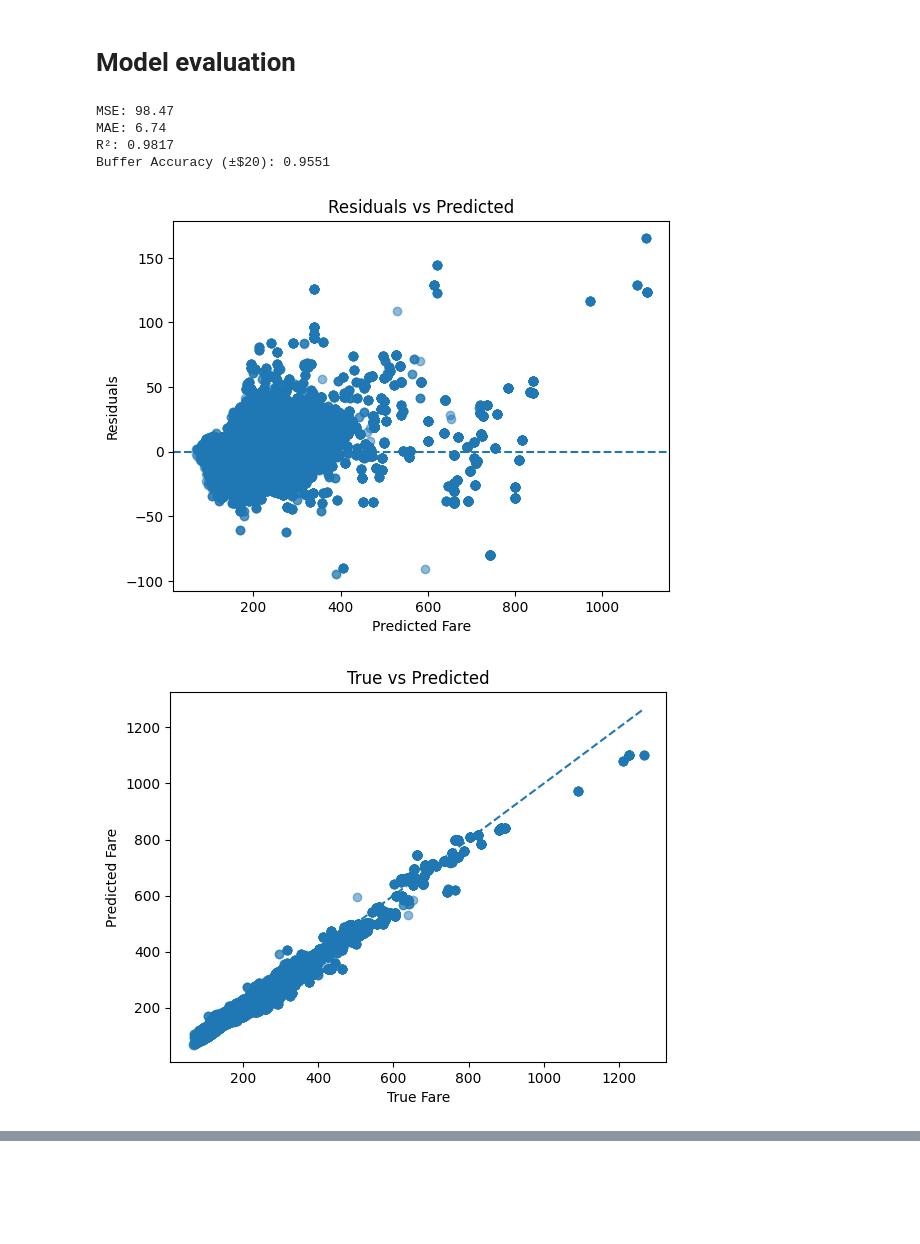
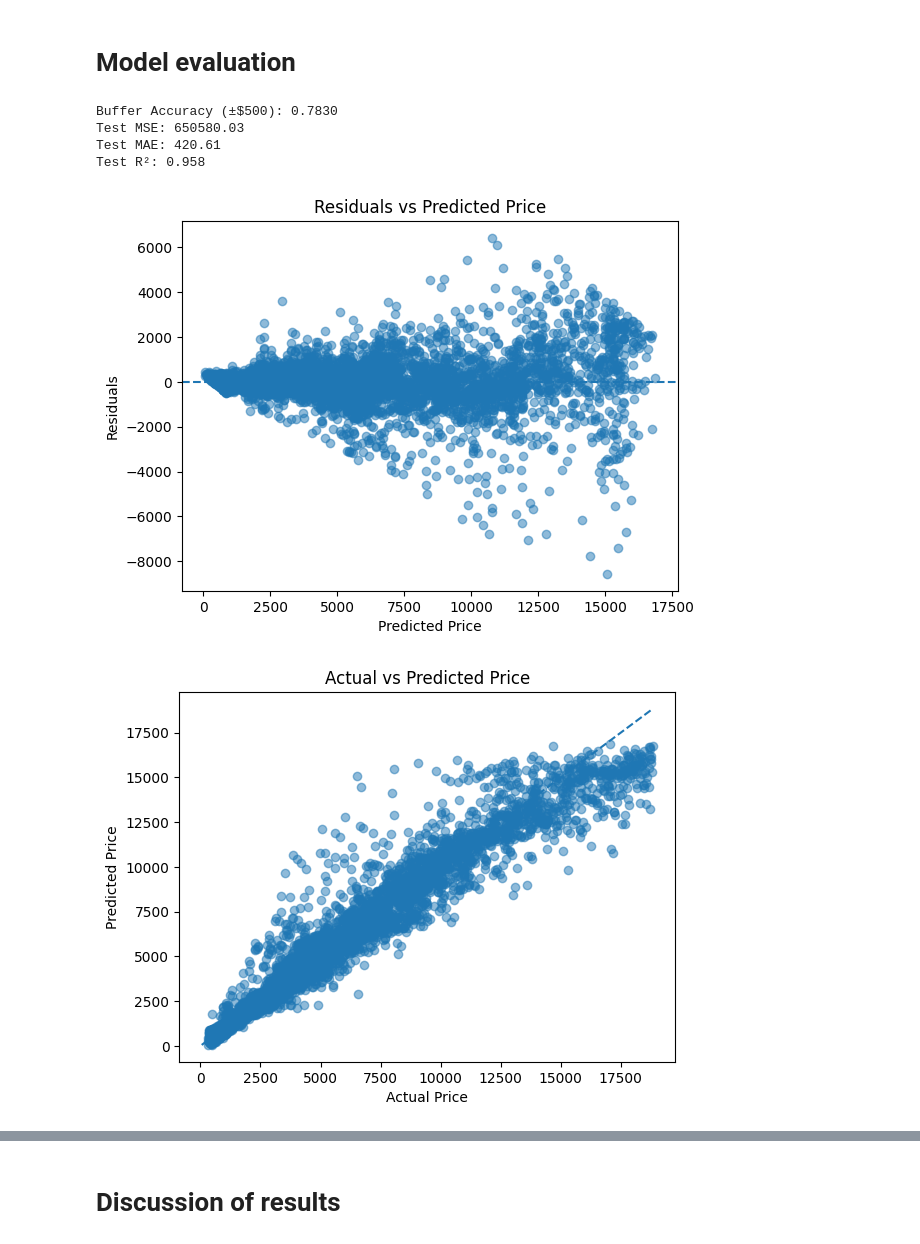
Before and after one commit to Teyymour/cmor438, a Jupyter notebook: supervised-learning/Gradient Boosting/gradient_boosting_regression.ipynb, the cells around one changed output, grey strips where cells are left out. Cells and saved outputs as stored; diff of their text form; code cells hidden in the pictures; blank space fills up the shorter version.

```diff
--- a/supervised-learning/Gradient Boosting/gradient_boosting_regression.ipynb
+++ b/supervised-learning/Gradient Boosting/gradient_boosting_regression.ipynb
@@ -11,8 +16,8 @@ import matplotlib.pyplot as plt
 # Loading and cleaning data
 # %%
 # Load data
-DATA_PATH = "/Users/teymour/Desktop/cmor438/data/MarketFarePredictionData.csv"
+DATA_PATH = "/Users/teymour/Desktop/cmor438/data/diamond-prices.csv"
 df = pd.read_csv(DATA_PATH)
 
 # Clean data (drop NA)
-df = df.dropna(subset=['Average_Fare', 'NonStopMiles', 'MktMilesFlown', 'Pax', 'CarrierPax', 'Market_share', 'Market_HHI', 'LCC_Comp'])
+df = df.dropna()
@@ -40,53 +91,52 @@ model.fit(X_train, y_train)
 # %% [markdown]
 # Model evaluation
 # %%
-# Predictions
-y_pred_log = model.predict(X_test)
-y_pred = np.expm1(y_pred_log)
-y_true = np.expm1(y_test)
+y_true = y_test
 
-# 6a. Metrics
+# metrics
 mse = mean_squared_error(y_true, y_pred)
 mae = mean_absolute_error(y_true, y_pred)
-r2 = r2_score(y_true, y_pred)
-buffer_accuracy = np.mean(np.abs(y_true - y_pred) <= 20)
+r2  = r2_score(y_true, y_pred)
+buffer_accuracy = np.mean(np.abs(y_true - y_pred) <= 500)
 
-print(f"MSE: {mse:.2f}")
-print(f"MAE: {mae:.2f}")
-print(f"R²: {r2:.4f}")
-print(f"Buffer Accuracy (±$20): {buffer_accuracy:.4f}")
+print(f"Buffer Accuracy (±$500): {buffer_accuracy:.4f}")
+print(f"Test MSE: {mse:.2f}")
+print(f"Test MAE: {mae:.2f}")
+print(f"Test R²: {r2:.3f}")
 
-# 6b. Residual plot
+# residuals vs predicted
 residuals = y_true - y_pred
 plt.figure()
 plt.scatter(y_pred, residuals, alpha=0.5)
 plt.axhline(0, linestyle='--')
-plt.xlabel("Predicted Fare")
+plt.xlabel("Predicted Price")
 plt.ylabel("Residuals")
-plt.title("Residuals vs Predicted")
+plt.title("Residuals vs Predicted Price")
 plt.show()
 
-# 6c. True vs Predicted scatter
+# actual vs predicted
+lims = [min(y_true.min(), y_pred.min()), max(y_true.max(), y_pred.max())]
 plt.figure()
 plt.scatter(y_true, y_pred, alpha=0.5)
-plt.plot([y_true.min(), y_true.max()], [y_true.min(), y_true.max()], '--')
-plt.xlabel("True Fare")
-plt.ylabel("Predicted Fare")
-plt.title("True vs Predicted")
+plt.plot(lims, lims, '--')
+plt.xlabel("Actual Price")
+plt.ylabel("Predicted Price")
+plt.title("Actual vs Predicted Price")
 plt.show()
 
-# 6d. Feature importances
+# feature importances
+plt.figure(figsize=(12, 6))
 importances = model.feature_importances_
-plt.figure()
-plt.bar(features, importances)
+feature_names = X_train.columns
+plt.bar(feature_names, importances)
 plt.xticks(rotation=90)
 plt.title("Feature Importances")
 plt.tight_layout()
 plt.show()
 # %% [output]
-MSE: 98.47
-MAE: 6.74
-R²: 0.9817
-Buffer Accuracy (±$20): 0.9551
+Buffer Accuracy (±$500): 0.7830
+Test MSE: 650580.03
+Test MAE: 420.61
+Test R²: 0.958
-[figure, old version]
+[figure, new version]
-[figure, old version]
+[figure, new version]
@@ -93,0 +144,2 @@ Buffer Accuracy (±$20): 0.9551
+# %% [markdown]
+# Discussion of results
```
Also changed, not shown: parts of 6 cells of this notebook, 2 other files.
